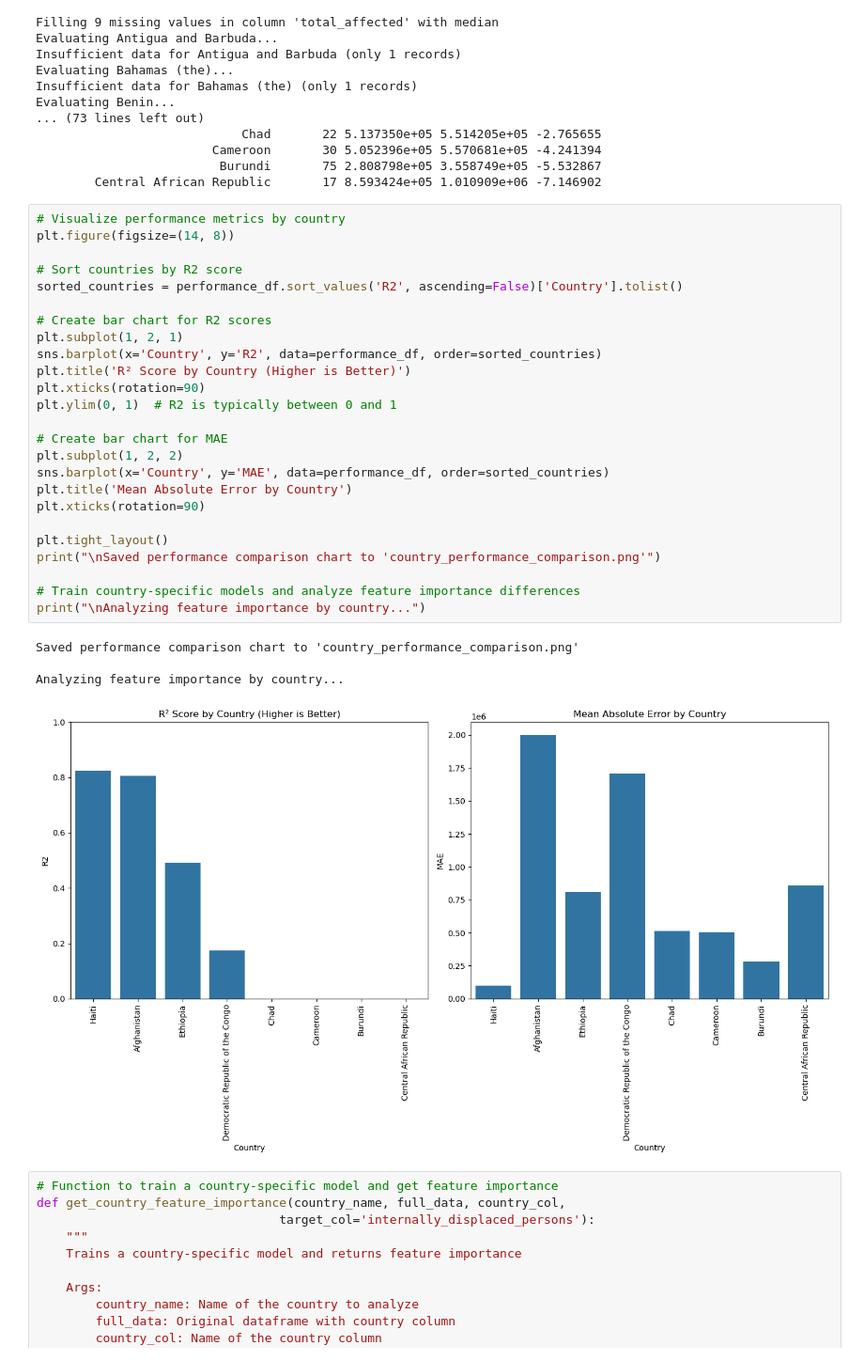
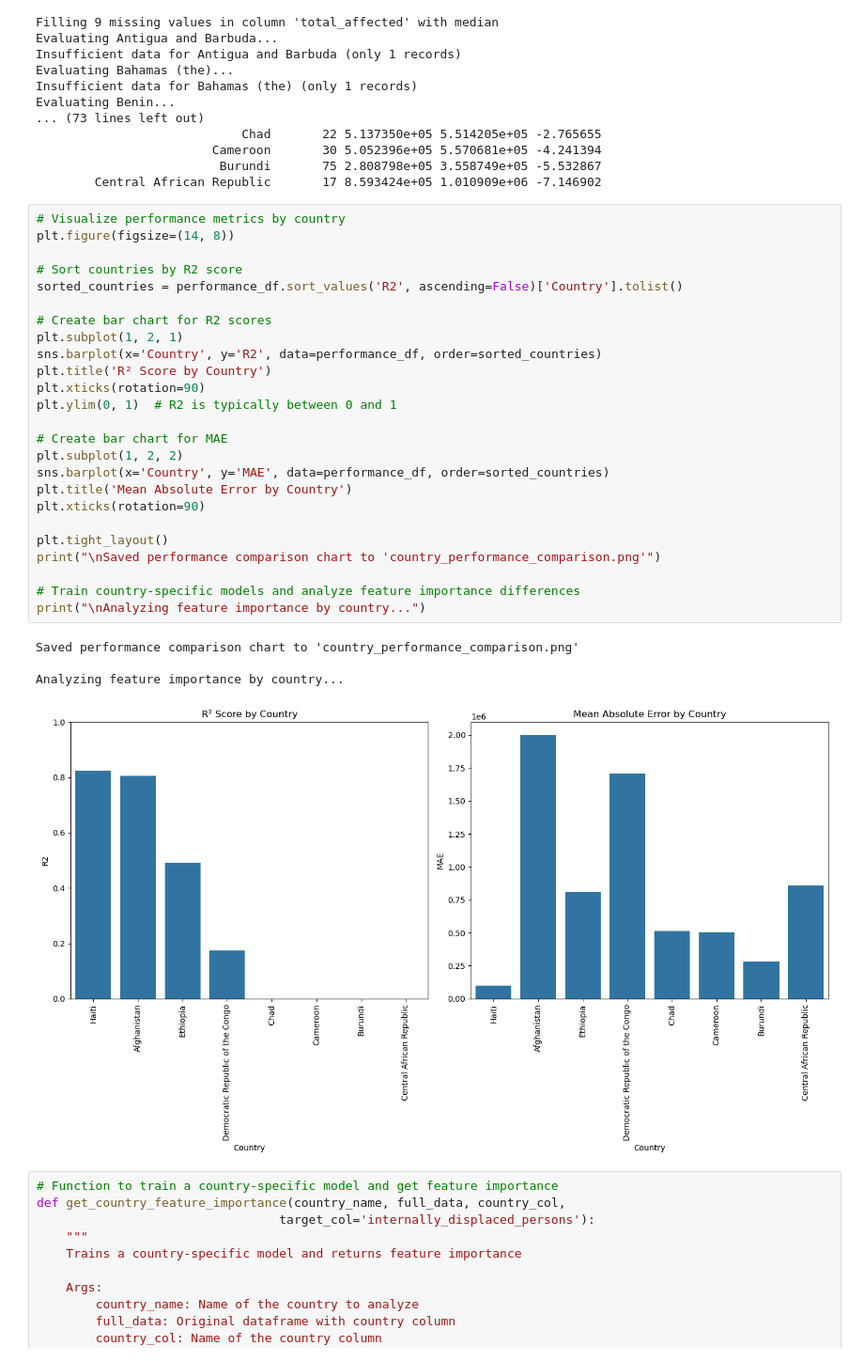
Before and after one commit to emijlop/climate-migration-project, a Jupyter notebook: 004_crossval_countries_A-H.ipynb, the cells around one changed output. Shown at 94% size. Cells and saved outputs as stored; diff of their text form.

```diff
--- a/004_crossval_countries_A-H.ipynb
+++ b/004_crossval_countries_A-H.ipynb
@@ -280,33 +280,33 @@ Evaluating Benin...
 # %%
 # Visualize performance metrics by country
 plt.figure(figsize=(14, 8))
 
 # Sort countries by R2 score
 sorted_countries = performance_df.sort_values('R2', ascending=False)['Country'].tolist()
 
 # Create bar chart for R2 scores
 plt.subplot(1, 2, 1)
 sns.barplot(x='Country', y='R2', data=performance_df, order=sorted_countries)
-plt.title('R² Score by Country (Higher is Better)')
+plt.title('R² Score by Country')
 plt.xticks(rotation=90)
 plt.ylim(0, 1)  # R2 is typically between 0 and 1
 
 # Create bar chart for MAE
 plt.subplot(1, 2, 2)
 sns.barplot(x='Country', y='MAE', data=performance_df, order=sorted_countries)
 plt.title('Mean Absolute Error by Country')
 plt.xticks(rotation=90)
 
 plt.tight_layout()
 print("\nSaved performance comparison chart to 'country_performance_comparison.png'")
 
 # Train country-specific models and analyze feature importance differences
 print("\nAnalyzing feature importance by country...")
 # %% [output]
 Saved performance comparison chart to 'country_performance_comparison.png'
 
 Analyzing feature importance by country...
-[figure, old version]
+[figure, new version]
 # %%
 # Function to train a country-specific model and get feature importance
 def get_country_feature_importance(country_name, full_data, country_col,
```
Also changed, not shown: parts of 3 cells of this notebook, 1 other file.
